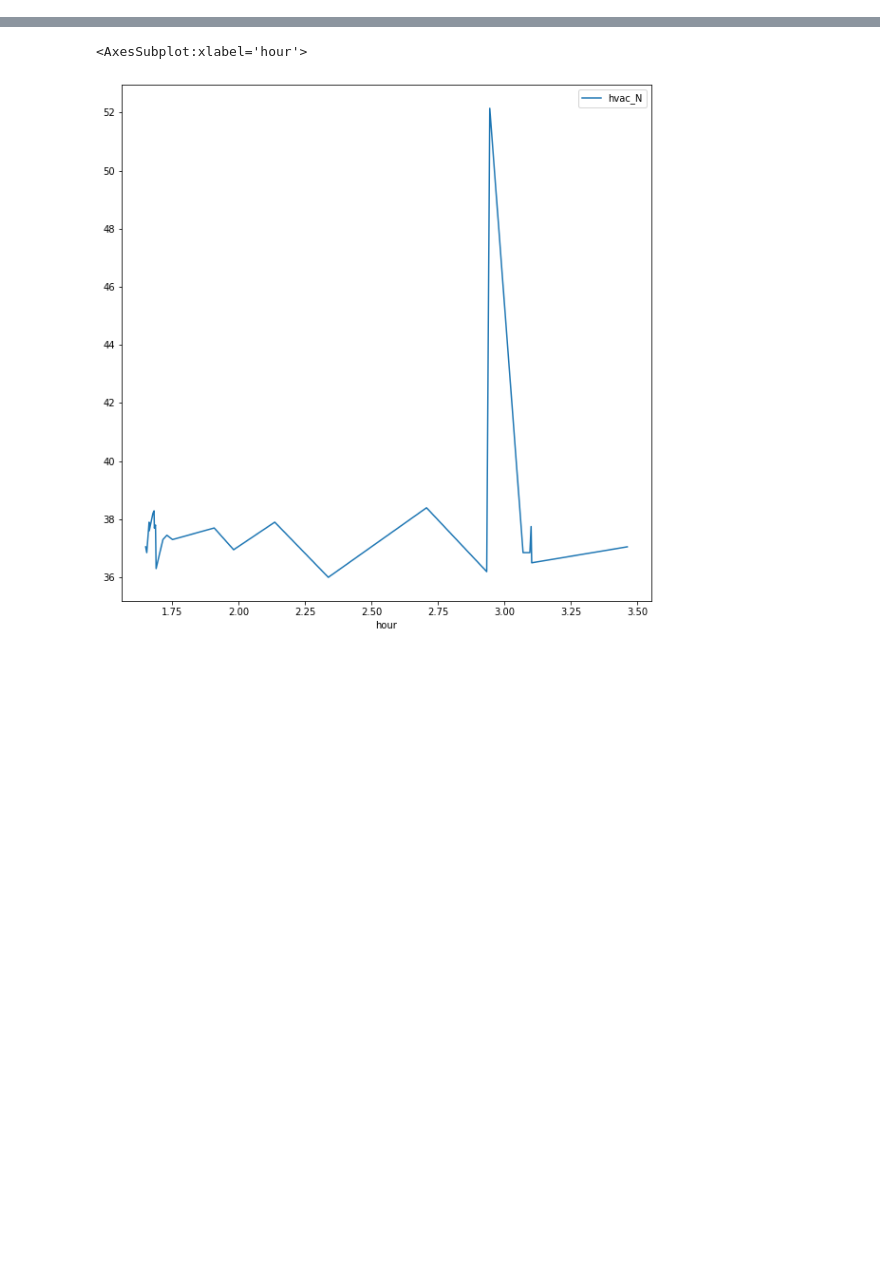
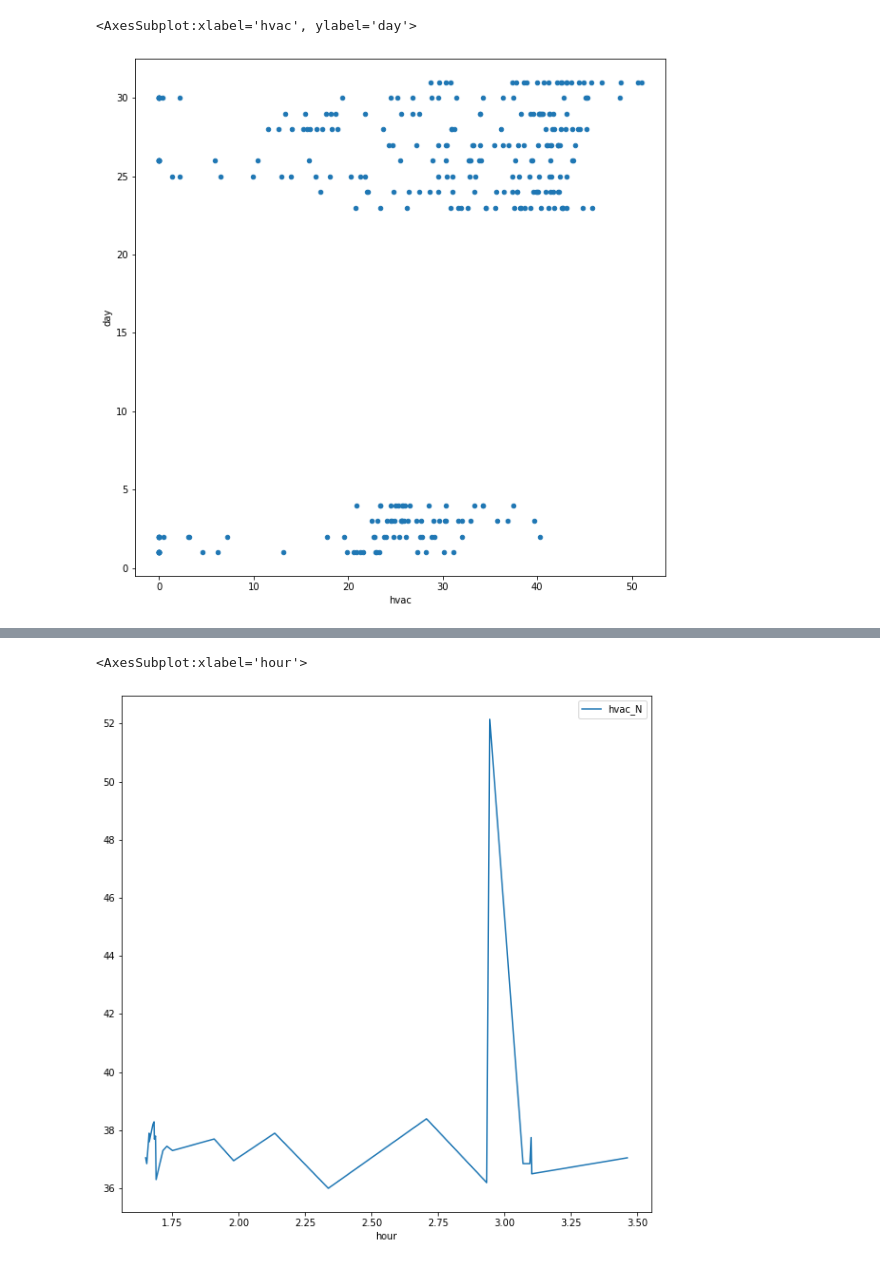
Before and after one commit to singhaniket98/Energy-Consumption-Prediction, a Jupyter notebook: src/collective_anomaly_detection_hav.ipynb, the cells around one changed output, grey strips where cells are left out. Cells and saved outputs as stored; diff of their text form; code cells hidden in the pictures; blank space fills up the shorter version.

```diff
--- a/src/collective_anomaly_detection_hav.ipynb
+++ b/src/collective_anomaly_detection_hav.ipynb
@@ -83,3 +192,8 @@ data
+# %%
+data2019.plot(x = 'hvac', y = 'day', kind = 'scatter',figsize=(10, 10))
+# %% [output]
+<AxesSubplot:xlabel='hvac', ylabel='day'>
+[figure, added]
 # %%
 #Total missing values for each feature
 print("-------------Here are the missing values----------")
```
Also changed, not shown: parts of 17 cells of this notebook.
